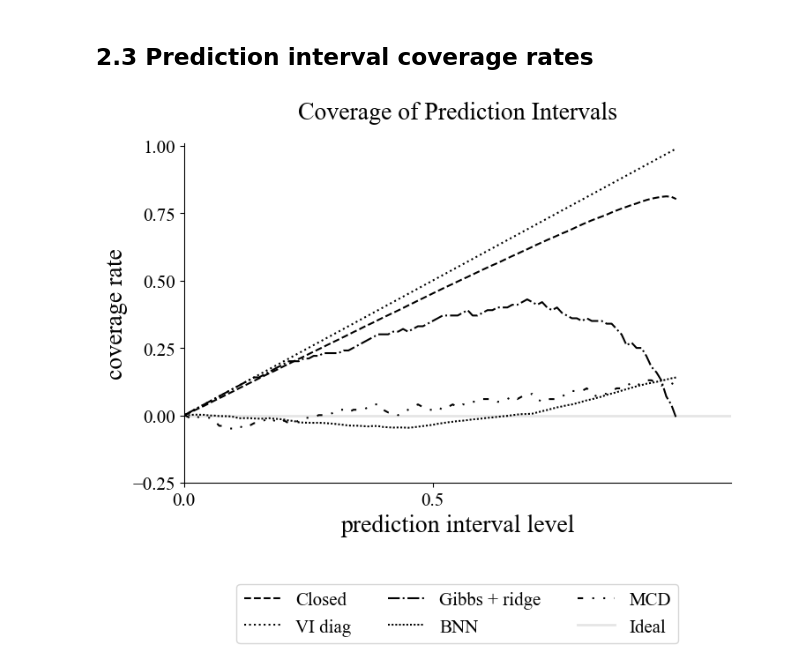
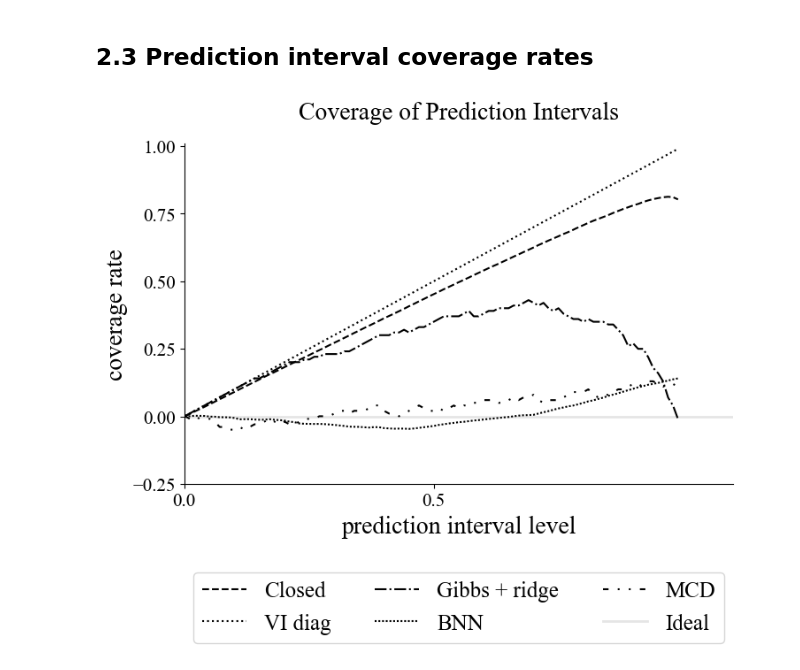
Before and after one commit to clarahoffmann/last-layer-inf, a Jupyter notebook: src/1d_regression.ipynb, the cells around one changed output. Drawn from its saved outputs; the diff is of its cells as text; code cells hidden in the pictures.

```diff
--- a/src/1d_regression.ipynb
+++ b/src/1d_regression.ipynb
@@ -422,27 +422,27 @@ coverage_bnn = get_coverage_y_hats(torch.stack(bnn_samples).squeeze(), ys_train,
 # %%
 fig, axs = plt.subplots(1,1, figsize = (8,5))
 for i, (coverage, label, linestyle ) in enumerate(zip([coverage_lli, coverage_lli_vi, coverage_gibbs_ridge, coverage_bnn, coverage_mc_dropout],
                                            ['Closed', 'VI diag', 'Gibbs + ridge', 'BNN', 'MCD'],
                                            ['dashed', 'dotted', 'dashdot', (0, (1, 1)), (0, (3, 5, 1, 5, 1, 5)) ])):
     axs.plot(levels,  levels - coverage,
              linestyle = linestyle,
              label = label, color = 'black'
              )
 
 axs.axhline(y=0, color='black', linestyle='-',
             linewidth=2, label='Ideal', alpha = .1)
 
-axs.legend(loc = 'lower center', ncols = 3, bbox_to_anchor=(0.5, -0.5))
+axs.legend(loc = 'lower center', ncols = 3, bbox_to_anchor=(0.5, -0.5), fontsize = 18)
 axs.set_xticks(np.arange(-1, 1, .5))
 axs.set_yticks(np.arange(-0.25, 1.5, .25))
 axs.set_xlim(-0, 1.1)
 axs.set_ylim(-.25, 1.01)
 axs.set_title(f'Coverage of Prediction Intervals', pad = 20, size = 20)
 axs.grid(False)
 axs.spines['right'].set_visible(False)
 axs.spines['top'].set_visible(False)
 axs.set_xlabel('prediction interval level', fontsize = 20)
 axs.set_ylabel('coverage rate', fontsize = 20)
 fig.savefig('figures/coverage.pdf', bbox_inches = 'tight')
 # %% [output]
-[figure, old version]
+[figure, new version]
```
Also changed, not shown: 1 other file.
